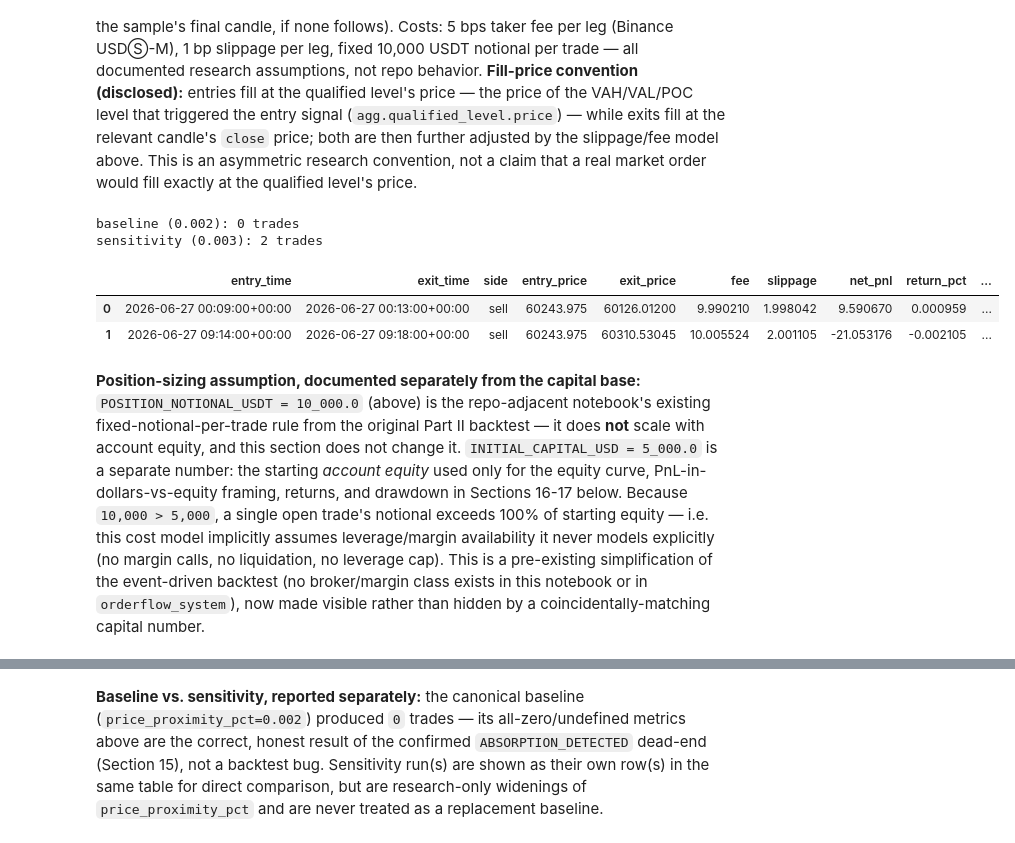
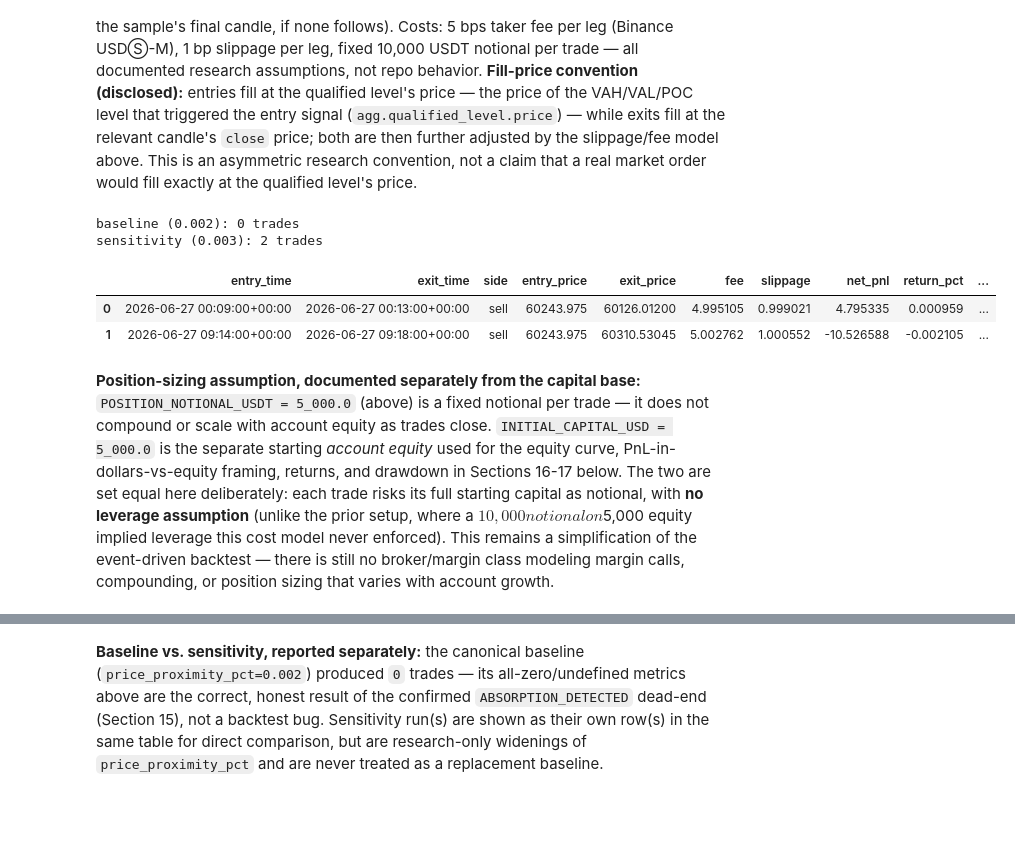
Before and after one commit to engr-bobet-14/orderflow-analysis-pro, a Jupyter notebook: notebook/01_orderflow_trading_strategy [baseline].ipynb, the cells around one changed output, grey strips where cells are left out. Saved outputs shown, nothing was run; the diff lists cells and outputs as text; code cells hidden in the pictures; blank space fills up the shorter version.

```diff
--- a/notebook/01_orderflow_trading_strategy [baseline].ipynb
+++ b/notebook/01_orderflow_trading_strategy [baseline].ipynb
@@ -944,7 +944,7 @@ Entries and exits are the aggregator's own `enter`/`exit` actions from Section 1
 # %%
 TAKER_FEE_BPS = 5.0
 SLIPPAGE_BPS = 1.0
-POSITION_NOTIONAL_USDT = 10_000.0  # fixed notional per trade, no compounding
+POSITION_NOTIONAL_USDT = 5_000.0  # fixed notional per trade, no compounding, no leverage
 INITIAL_CAPITAL_USD = 5_000.0  # starting account equity for PnL/equity/drawdown — see note below
 
 
@@ -988,37 +988,37 @@ def _close_trade(open_trade: dict, exit_ts_ms: int, exit_ref_price: float) -> di
     exit_fill = exit_ref_price * (1 - slip) if side == "buy" else exit_ref_price * (1 + slip)
 
     quantity = POSITION_NOTIONAL_USDT / entry_fill
     fee = TAKER_FEE_BPS * 1e-4 * (entry_fill + exit_fill) * quantity
     gross_pnl = direction * (exit_fill - entry_fill) * quantity
     slippage_cost = (abs(entry_fill - entry_ref) + abs(exit_fill - exit_ref_price)) * quantity
     net_pnl = gross_pnl - fee
 
     return {
         "entry_time": pd.Timestamp(open_trade["entry_time"], unit="ms", tz="UTC"),
         "exit_time": pd.Timestamp(exit_ts_ms, unit="ms", tz="UTC"),
         "side": side,
         "entry_price": entry_fill,
         "exit_price": exit_fill,
         "fee": fee,
         "slippage": slippage_cost,
         "net_pnl": net_pnl,
         "return_pct": net_pnl / POSITION_NOTIONAL_USDT,
         "holding_minutes": (exit_ts_ms - open_trade["entry_time"]) / 60_000,
     }
 
 
 TRADE_LEDGERS = {name: simulate_trades(r["actions"], CANDLES) for name, r in runs.items()}
 for name, ledger in TRADE_LEDGERS.items():
     print(f"{name}: {len(ledger)} trades")
 TRADE_LEDGERS[list(runs)[-1]].head(10)
 # %% [output]
 baseline (0.002): 0 trades
 sensitivity (0.003): 2 trades
 |  | entry_time | exit_time | side | entry_price | exit_price | fee | slippage | net_pnl | return_pct | ... |
-| 0 | 2026-06-27 00:09:00+00:00 | 2026-06-27 00:13:00+00:00 | sell | 60243.975 | 60126.01200 | 9.990210 | 1.998042 | 9.590670 | 0.000959 | ... |
-| 1 | 2026-06-27 09:14:00+00:00 | 2026-06-27 09:18:00+00:00 | sell | 60243.975 | 60310.53045 | 10.005524 | 2.001105 | -21.053176 | -0.002105 | ... |
+| 0 | 2026-06-27 00:09:00+00:00 | 2026-06-27 00:13:00+00:00 | sell | 60243.975 | 60126.01200 | 4.995105 | 0.999021 | 4.795335 | 0.000959 | ... |
+| 1 | 2026-06-27 09:14:00+00:00 | 2026-06-27 09:18:00+00:00 | sell | 60243.975 | 60310.53045 | 5.002762 | 1.000552 | -10.526588 | -0.002105 | ... |
 # %% [markdown]
-**Position-sizing assumption, documented separately from the capital base:** `POSITION_NOTIONAL_USDT = 10_000.0` (above) is the repo-adjacent notebook's existing fixed-notional-per-trade rule from the original Part II backtest — it does **not** scale with account equity, and this section does not change it. `INITIAL_CAPITAL_USD = 5_000.0` is a separate number: the starting *account equity* used only for the equity curve, PnL-in-dollars-vs-equity framing, returns, and drawdown in Sections 16-17 below. Because `10,000 > 5,000`, a single open trade's notional exceeds 100% of starting equity — i.e. this cost model implicitly assumes leverage/margin availability it never models explicitly (no margin calls, no liquidation, no leverage cap). This is a pre-existing simplification of the event-driven backtest (no broker/margin class exists in this notebook or in `orderflow_system`), now made visible rather than hidden by a coincidentally-matching capital number.
+**Position-sizing assumption, documented separately from the capital base:** `POSITION_NOTIONAL_USDT = 5_000.0` (above) is a fixed notional per trade — it does not compound or scale with account equity as trades close. `INITIAL_CAPITAL_USD = 5_000.0` is the separate starting *account equity* used for the equity curve, PnL-in-dollars-vs-equity framing, returns, and drawdown in Sections 16-17 below. The two are set equal here deliberately: each trade risks its full starting capital as notional, with **no leverage assumption** (unlike the prior setup, where a $10,000 notional on $5,000 equity implied leverage this cost model never enforced). This remains a simplification of the event-driven backtest — there is still no broker/margin class modeling margin calls, compounding, or position sizing that varies with account growth.
 # %%
 import quantstats as qs
 
```
Also changed, not shown: parts of 4 cells of this notebook.
